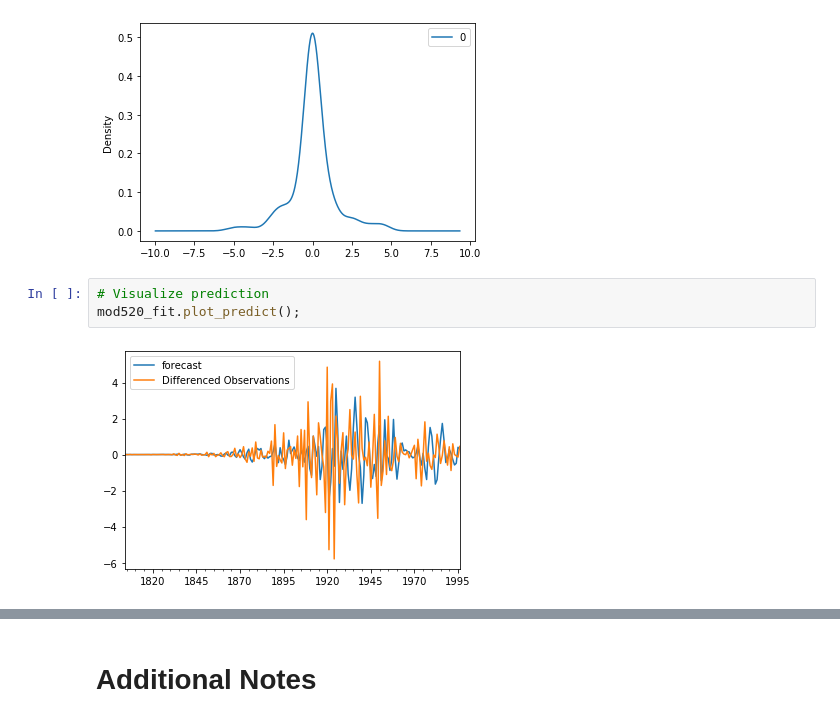
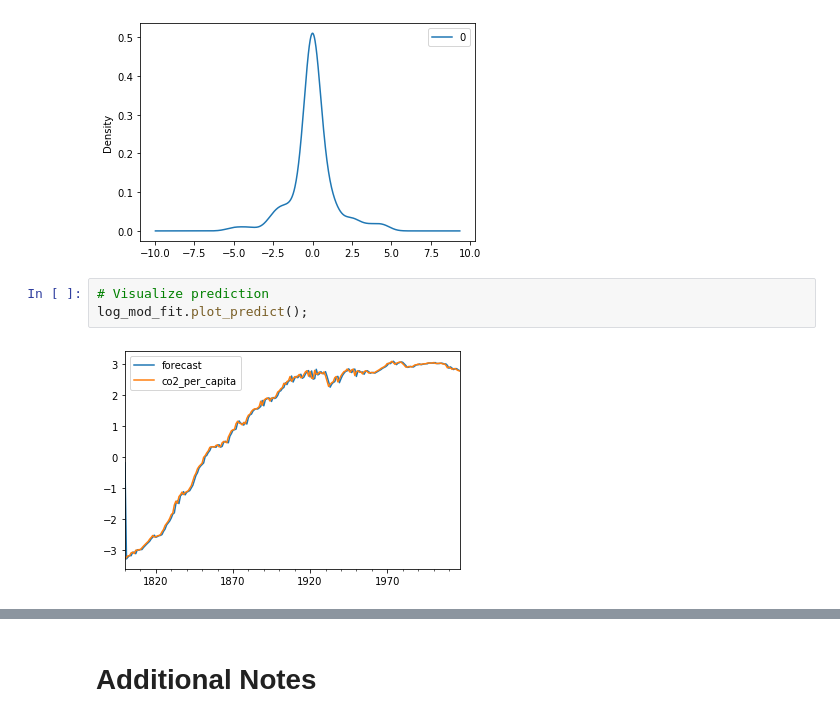
Before and after one commit to Davida1014/CO2_TimeSeries, a Jupyter notebook: CO2_TimeSeries-Cierra.ipynb, the cells around one changed output, grey strips where cells are left out. Cells and saved outputs as stored; diff of their text form.

```diff
--- a/CO2_TimeSeries-Cierra.ipynb
+++ b/CO2_TimeSeries-Cierra.ipynb
@@ -491,6 +436,6 @@ pyplot.show()
 [figure]
 # %%
 # Visualize prediction
-mod520_fit.plot_predict();
+log_mod_fit.plot_predict();
 # %% [output]
-[figure, old version]
+[figure, new version]
```
Also changed, not shown: parts of 40 cells of this notebook.
